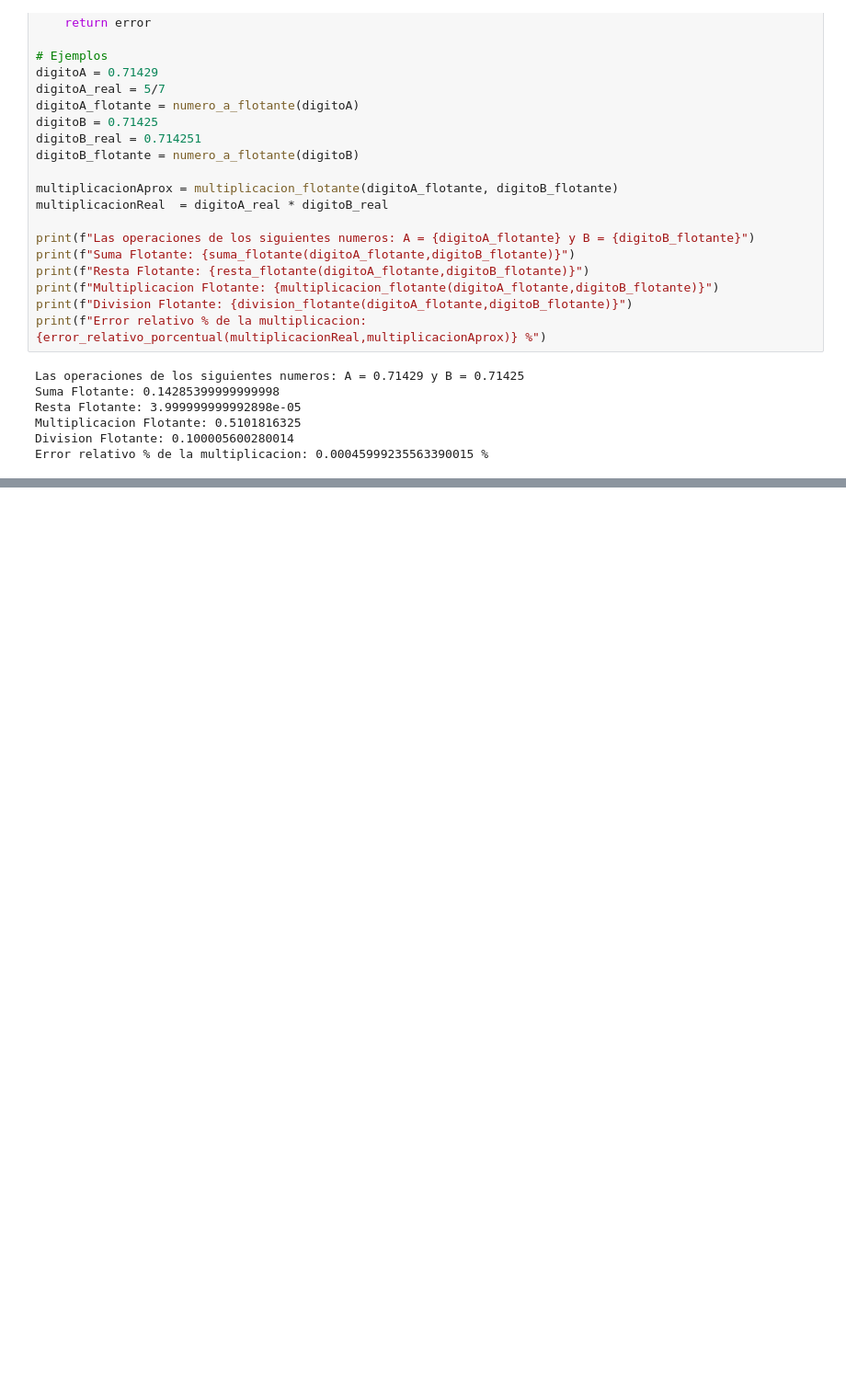
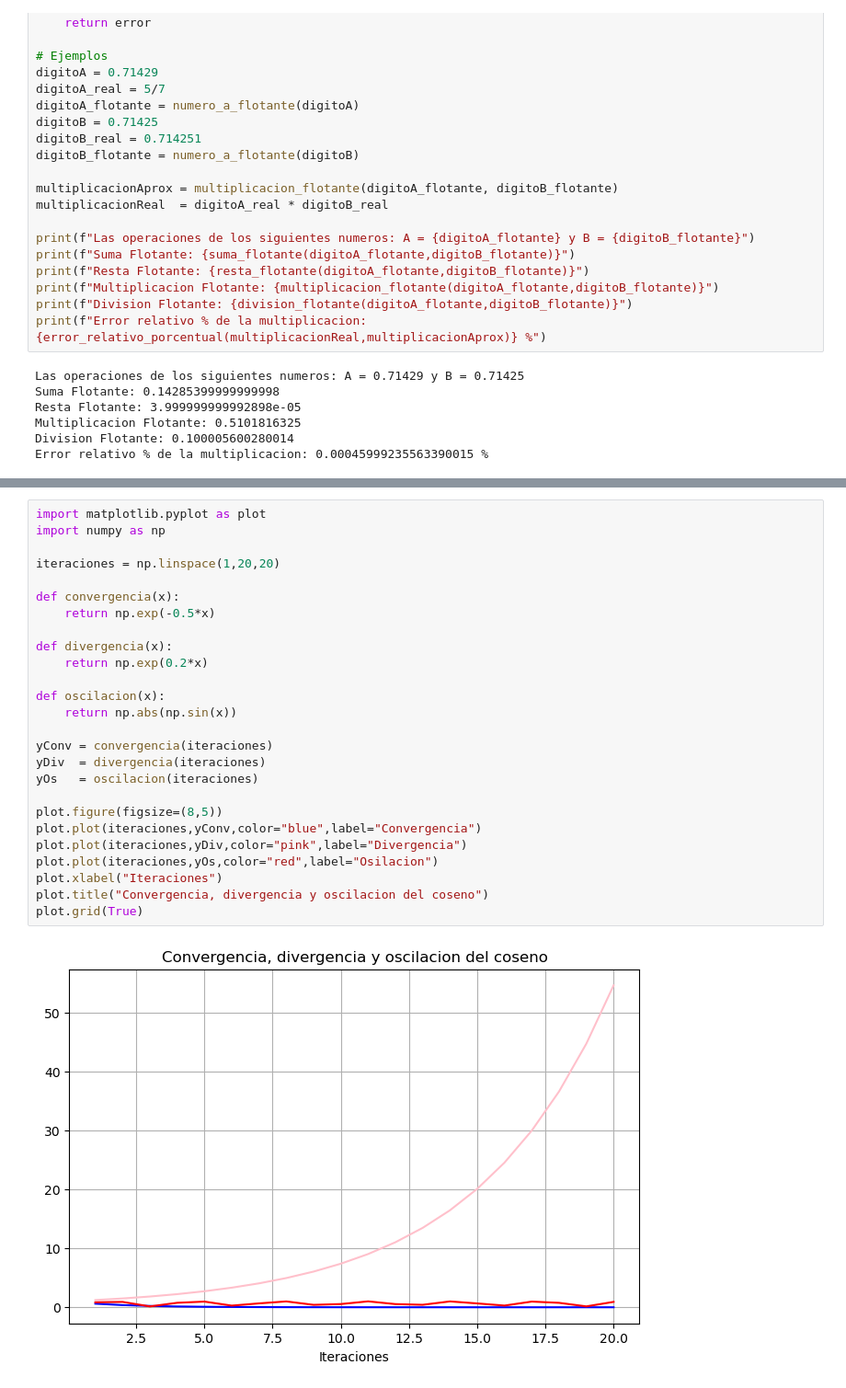
Before and after one commit to AlejandroTTD/M-todosNum-ricos_2025A_DavidCuasquer, a Jupyter notebook: Notebook.ipynb, the cells around one changed output, grey strips where cells are left out. Shown at 92% size. Saved outputs shown, nothing was run; the diff lists cells and outputs as text; blank space fills up the shorter version.

Commit message:
Update Convergencia-Divergencia-Tolerancia to Notebook.ipynb

```diff
--- a/Notebook.ipynb
+++ b/Notebook.ipynb
@@ -393,0 +400,28 @@ Error relativo % de la multiplicacion: 0.00045999235563390015 %
+# %%
+import matplotlib.pyplot as plot
+import numpy as np
+
+iteraciones = np.linspace(1,20,20)
+
+def convergencia(x):
+    return np.exp(-0.5*x)
+
+def divergencia(x):
+    return np.exp(0.2*x)
+
+def oscilacion(x):
+    return np.abs(np.sin(x))
+
+yConv = convergencia(iteraciones)
+yDiv  = divergencia(iteraciones)
+yOs   = oscilacion(iteraciones)
+
+plot.figure(figsize=(8,5))
+plot.plot(iteraciones,yConv,color="blue",label="Convergencia")
+plot.plot(iteraciones,yDiv,color="pink",label="Divergencia")
+plot.plot(iteraciones,yOs,color="red",label="Osilacion")
+plot.xlabel("Iteraciones")
+plot.title("Convergencia, divergencia y oscilacion del coseno")
+plot.grid(True)
+# %% [output]
+[figure, added]
```
Also changed, not shown: parts of 1 cell of this notebook.
